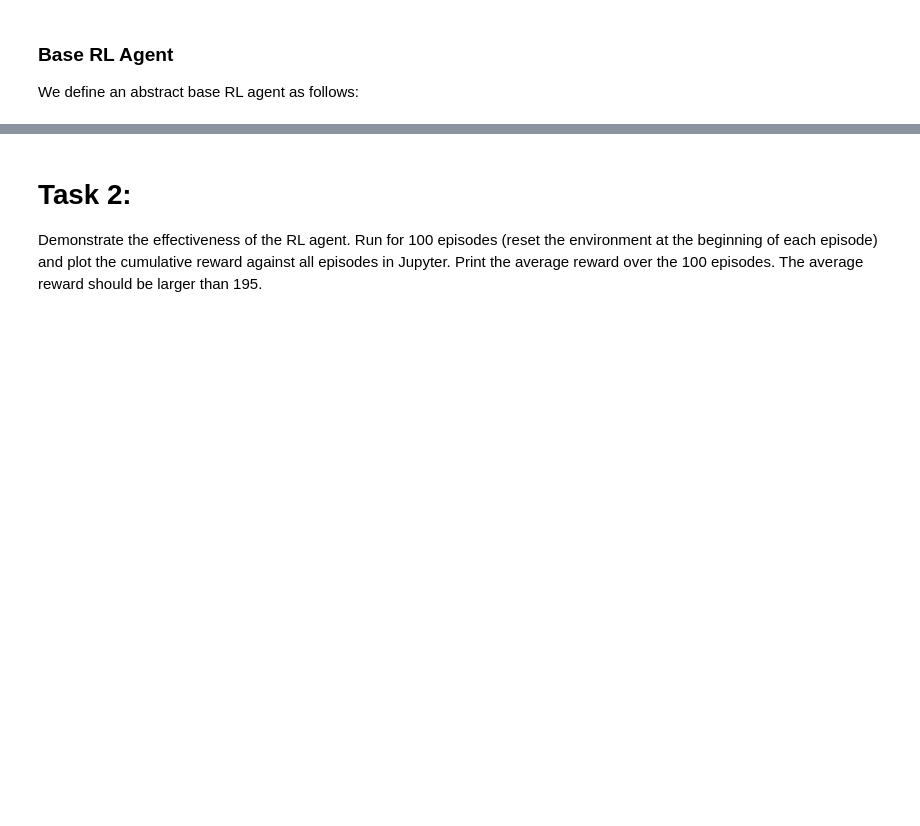
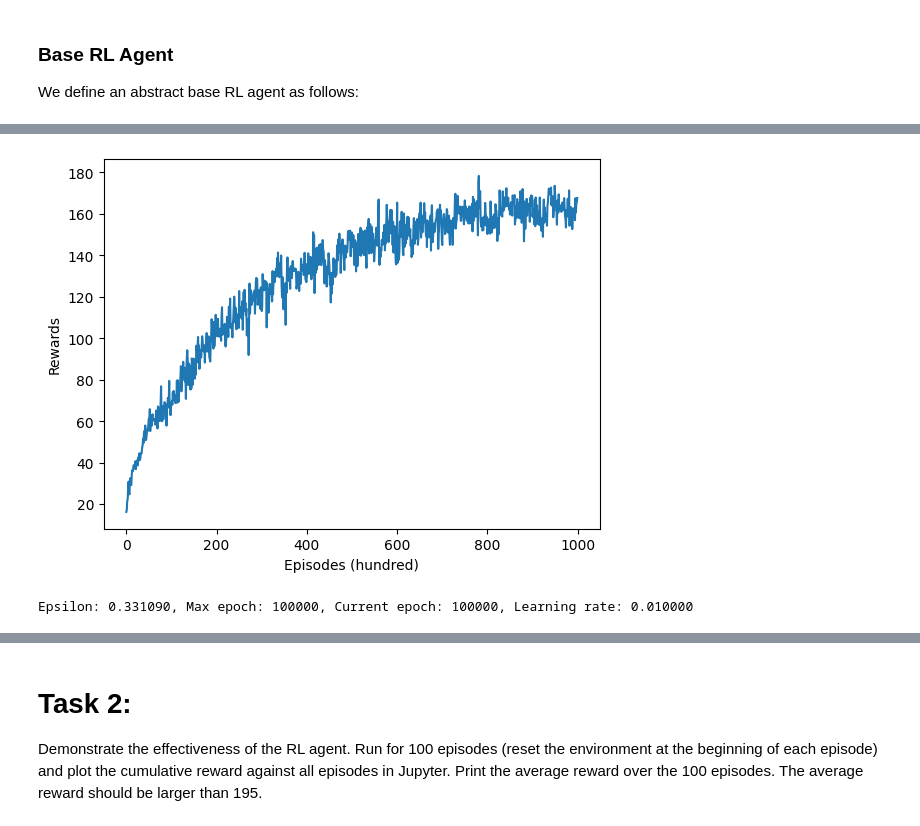
Before and after one commit to HiIAmTzeKean/SC3000-Artificial-Intelligence, a Jupyter notebook: cartpole.ipynb, the cells around one changed output, grey strips where cells are left out. Cells and saved outputs as stored; diff of their text form; code cells hidden in the pictures; blank space fills up the shorter version.

```diff
--- a/cartpole.ipynb
+++ b/cartpole.ipynb
@@ -515,0 +632,15 @@ qlearning_agent = QLearningAgent(world)
+# %%
+qlearning_agent = QLearningAgent(world,to_load_pickle=False,to_save_pickle=False,
+                                 epsilon_decay=MULTIPLICATIVE_DECAY, learing_rate_min=0.01)
+fig, ax = plt.subplots()
+reward_list = [qlearning_agent.run_training_for_plot(100) for _ in range(1000)]
+
+plt.plot(reward_list)
+ax.set_ylabel('Rewards')
+ax.set_xlabel('Episodes (hundred)')
+plt.show()
+
+qlearning_agent.print_parameters()
+# %% [output]
+[figure, added]
+Epsilon: 0.331090, Max epoch: 100000, Current epoch: 100000, Learning rate: 0.010000
```
Also changed, not shown: parts of 49 cells of this notebook, 1 other file.
